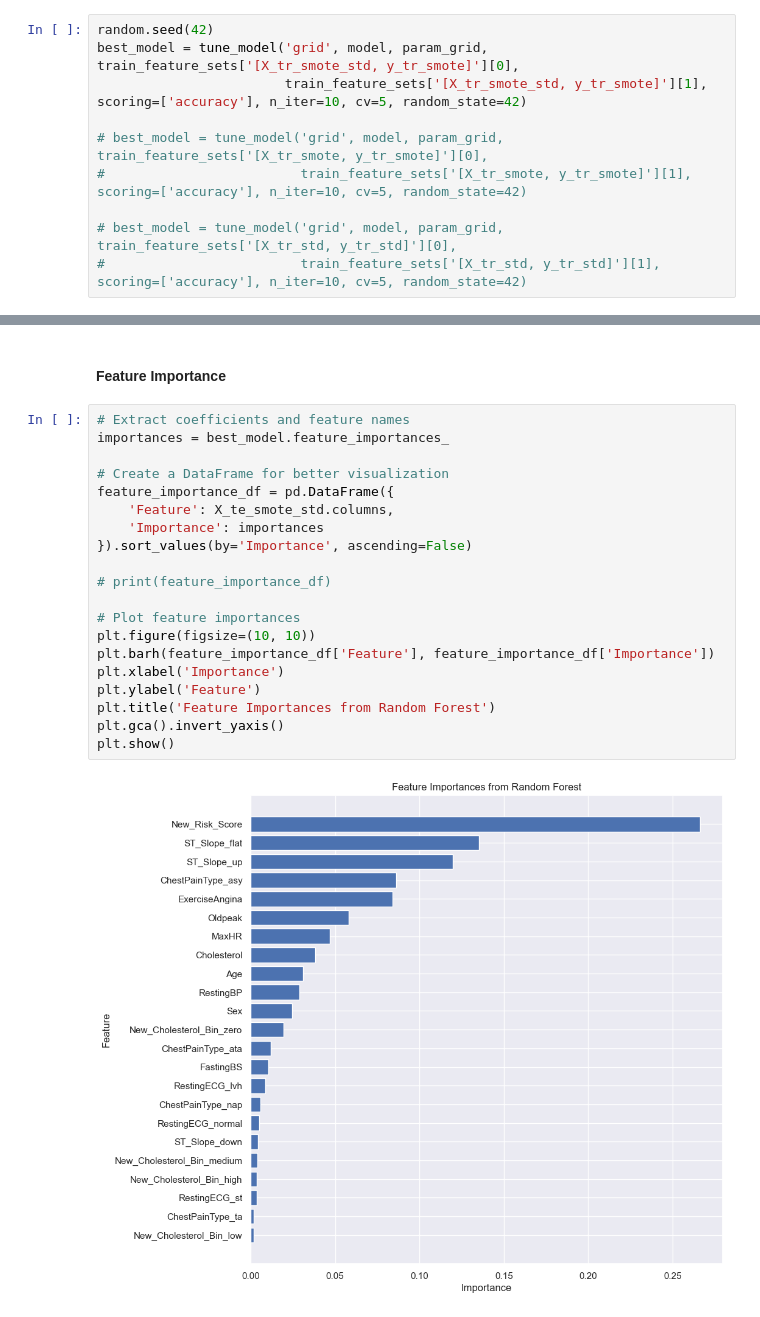
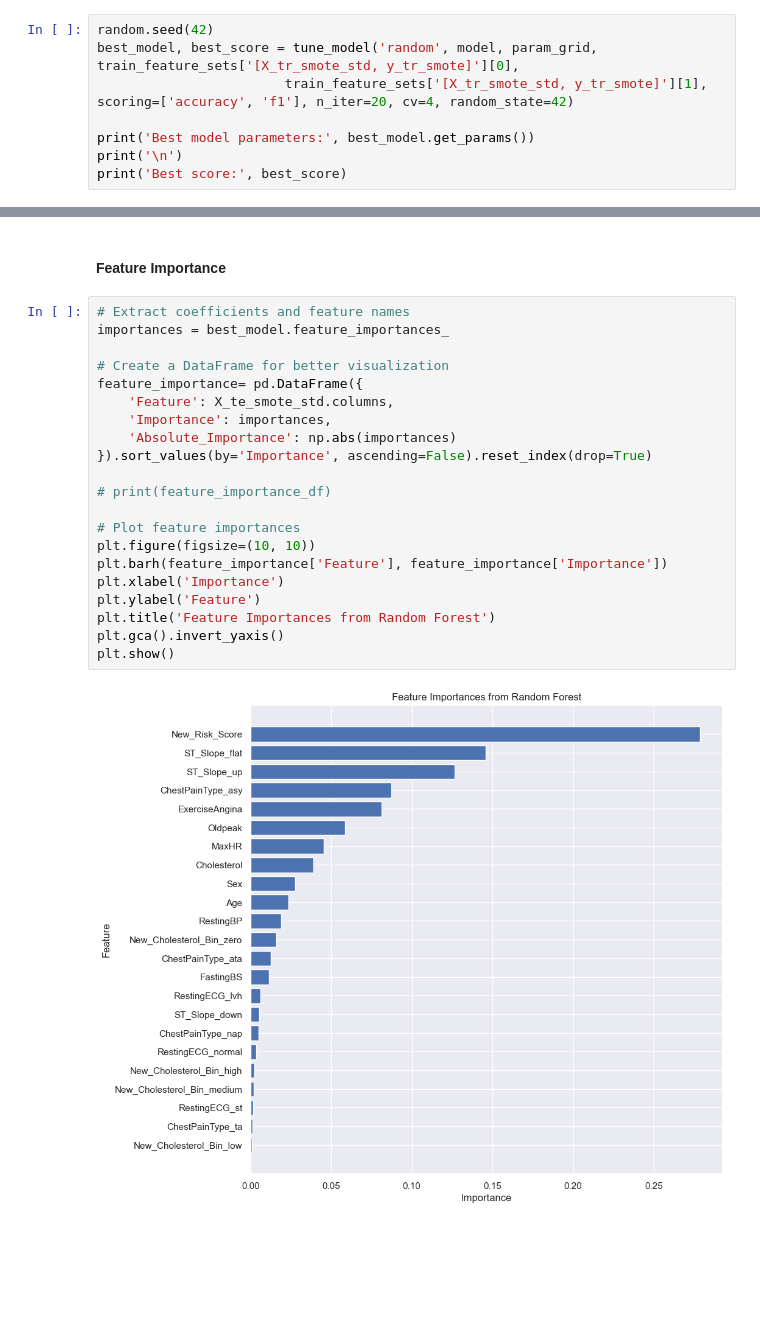
Before and after one commit to KiranMahendrakar93/Mental_Health_Prediction, a Jupyter notebook: 3_Model_building.ipynb, the cells around one changed output, grey strips where cells are left out. Drawn from its saved outputs; the diff is of its cells as text; blank space fills up the shorter version.

```diff
--- a/3_Model_building.ipynb
+++ b/3_Model_building.ipynb
@@ -322,11 +274,9 @@ dict_keys(['[X_tr_imb, y_tr_imb]', '[X_tr_smote, y_tr_smote]', '[X_tr_std, y_tr_
 # %%
 random.seed(42)
-best_model = tune_model('grid', model, param_grid, train_feature_sets['[X_tr_smote_std, y_tr_smote]'][0],
-                        train_feature_sets['[X_tr_smote_std, y_tr_smote]'][1], scoring=['accuracy'], n_iter=10, cv=5, random_state=42)
+best_model, best_score = tune_model('random', model, param_grid, train_feature_sets['[X_tr_smote_std, y_tr_smote]'][0],
+                        train_feature_sets['[X_tr_smote_std, y_tr_smote]'][1], scoring=['accuracy', 'f1'], n_iter=20, cv=4, random_state=42)
 
-# best_model = tune_model('grid', model, param_grid, train_feature_sets['[X_tr_smote, y_tr_smote]'][0],
-#                         train_feature_sets['[X_tr_smote, y_tr_smote]'][1], scoring=['accuracy'], n_iter=10, cv=5, random_state=42)
-
-# best_model = tune_model('grid', model, param_grid, train_feature_sets['[X_tr_std, y_tr_std]'][0],
-#                         train_feature_sets['[X_tr_std, y_tr_std]'][1], scoring=['accuracy'], n_iter=10, cv=5, random_state=42)
+print('Best model parameters:', best_model.get_params())
+print('\n')
+print('Best score:', best_score)
 # %% [output]
@@ -391,22 +344,23 @@ weighted avg       0.91      0.91      0.91       138
 # %%
 # Extract coefficients and feature names
 importances = best_model.feature_importances_
 
 # Create a DataFrame for better visualization
-feature_importance_df = pd.DataFrame({
+feature_importance= pd.DataFrame({
     'Feature': X_te_smote_std.columns,
-    'Importance': importances
-}).sort_values(by='Importance', ascending=False)
+    'Importance': importances,
+    'Absolute_Importance': np.abs(importances)
+}).sort_values(by='Importance', ascending=False).reset_index(drop=True)
 
 # print(feature_importance_df)
 
 # Plot feature importances
 plt.figure(figsize=(10, 10))
-plt.barh(feature_importance_df['Feature'], feature_importance_df['Importance'])
+plt.barh(feature_importance['Feature'], feature_importance['Importance'])
 plt.xlabel('Importance')
 plt.ylabel('Feature')
 plt.title('Feature Importances from Random Forest')
 plt.gca().invert_yaxis()
 plt.show()
 # %% [output]
-[figure, old version]
+[figure, new version]
```
Also changed, not shown: parts of 23 cells of this notebook, 1 other file.
